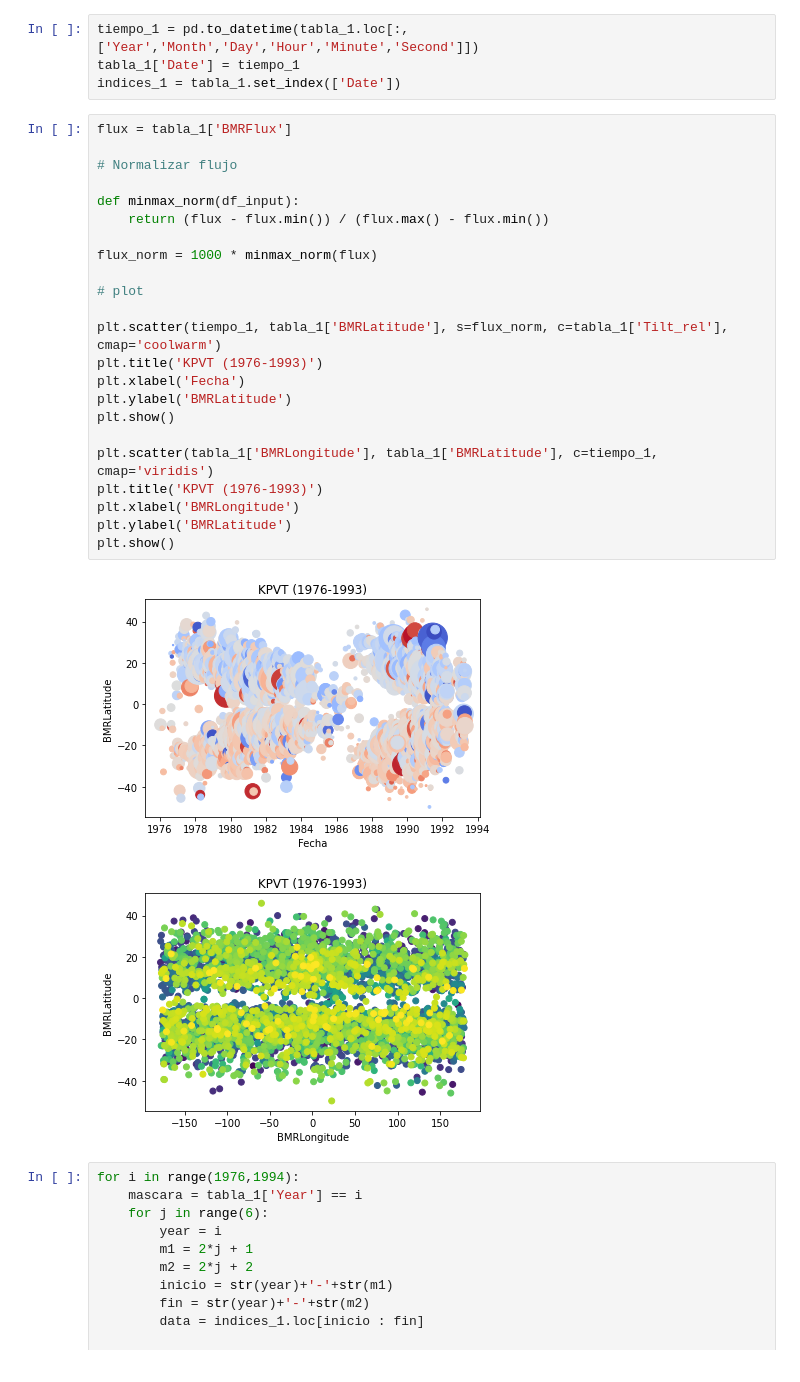
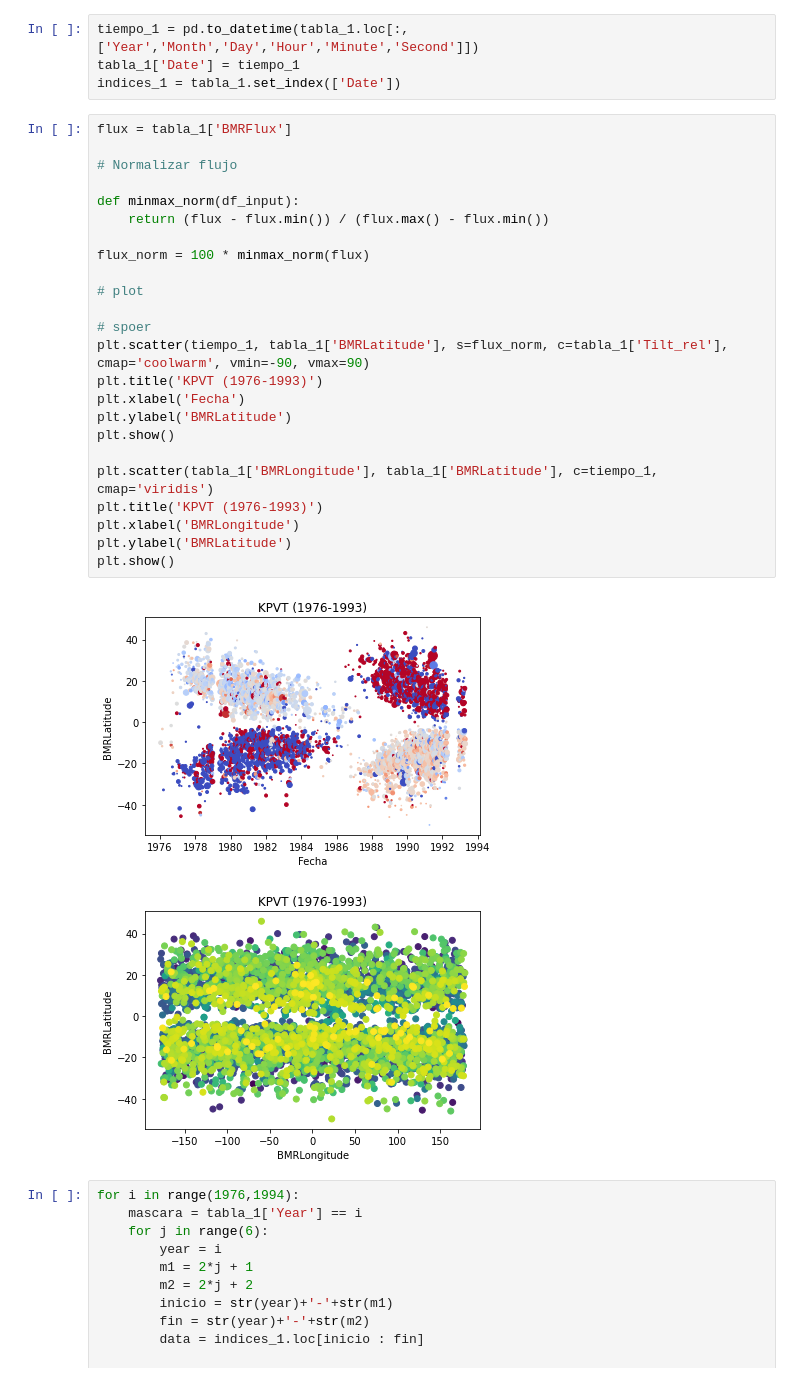
Before and after one commit to bernoulli314/INVESTIGACION, a Jupyter notebook: code.ipynb, the cells around one changed output. Cells and saved outputs as stored; diff of their text form.

```diff
--- a/code.ipynb
+++ b/code.ipynb
@@ -14,28 +28,29 @@ indices_1 = tabla_1.set_index(['Date'])
 # %%
 flux = tabla_1['BMRFlux']
 
 # Normalizar flujo
 
 def minmax_norm(df_input):
     return (flux - flux.min()) / (flux.max() - flux.min())
 
-flux_norm = 1000 * minmax_norm(flux)
+flux_norm = 100 * minmax_norm(flux)
 
 # plot
 
-plt.scatter(tiempo_1, tabla_1['BMRLatitude'], s=flux_norm, c=tabla_1['Tilt_rel'], cmap='coolwarm')
+# spoer
+plt.scatter(tiempo_1, tabla_1['BMRLatitude'], s=flux_norm, c=tabla_1['Tilt_rel'], cmap='coolwarm', vmin=-90, vmax=90)
 plt.title('KPVT (1976-1993)')
 plt.xlabel('Fecha')
 plt.ylabel('BMRLatitude')
 plt.show()
 
 plt.scatter(tabla_1['BMRLongitude'], tabla_1['BMRLatitude'], c=tiempo_1, cmap='viridis')
 plt.title('KPVT (1976-1993)')
 plt.xlabel('BMRLongitude')
 plt.ylabel('BMRLatitude')
 plt.show()
 # %% [output]
-[figure, old version]
+[figure, new version]
 [figure]
 # %%
 for i in range(1976,1994):
```
Also changed, not shown: parts of 5 cells of this notebook.
